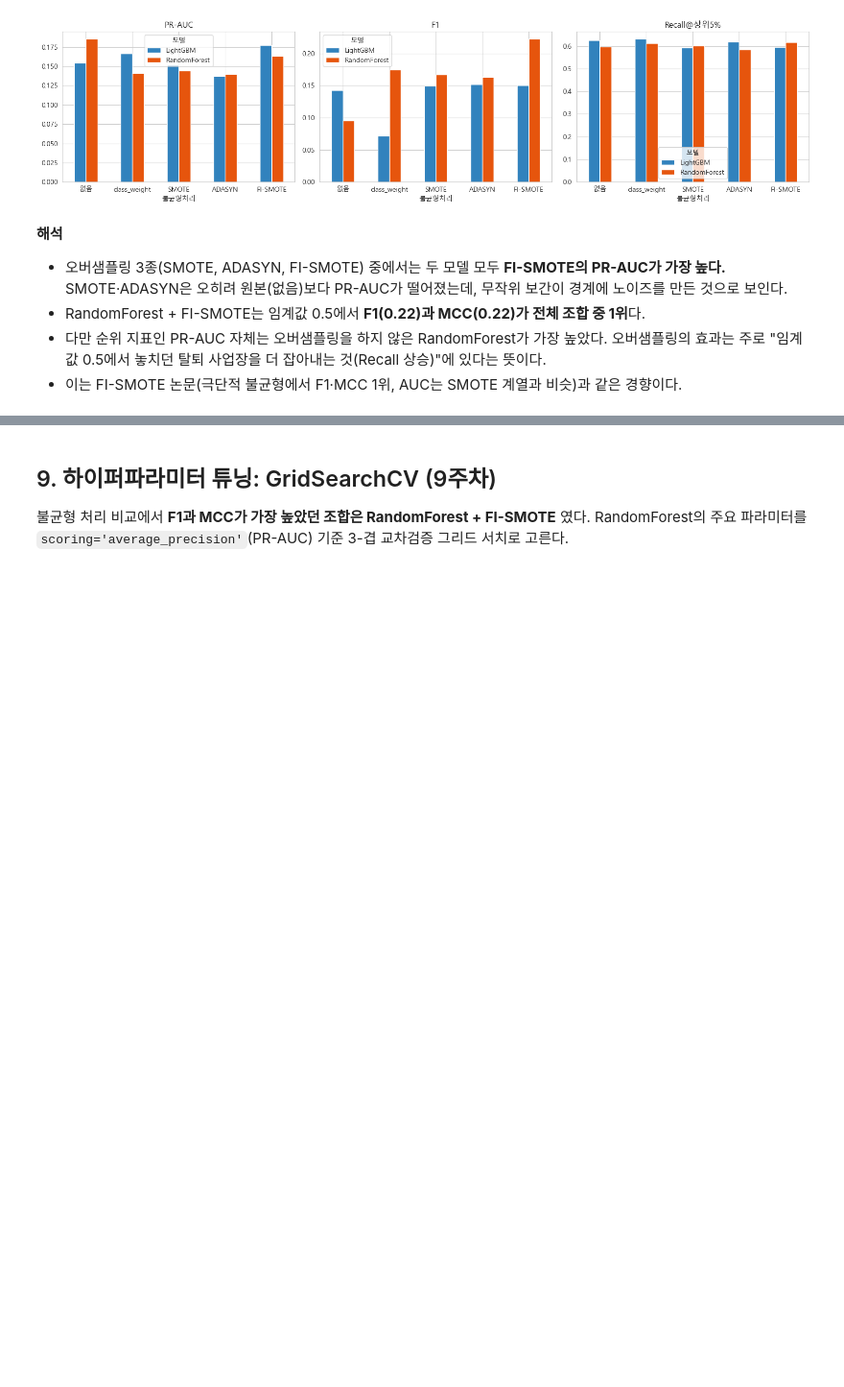
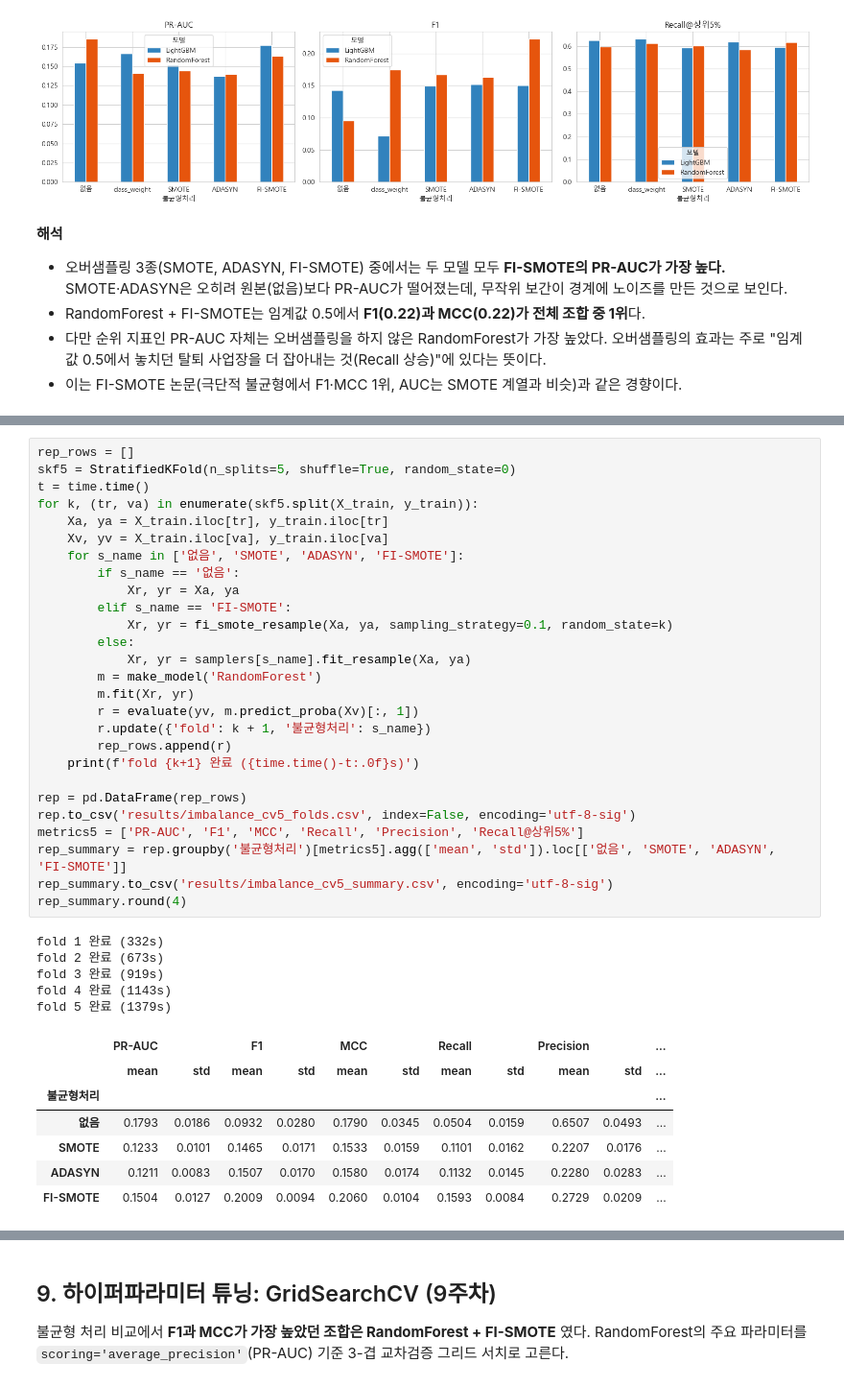
Before and after one commit to cholin3721/NPS-Workplace-Exit-Prediction, a Jupyter notebook: nps_exit_prediction.ipynb, the cells around one changed output, grey strips where cells are left out. Shown at 96% size. Saved outputs shown, nothing was run; the diff lists cells and outputs as text; blank space fills up the shorter version.

```diff
--- a/nps_exit_prediction.ipynb
+++ b/nps_exit_prediction.ipynb
@@ -578,0 +584,40 @@ plt.show()
+# %%
+rep_rows = []
+skf5 = StratifiedKFold(n_splits=5, shuffle=True, random_state=0)
+t = time.time()
+for k, (tr, va) in enumerate(skf5.split(X_train, y_train)):
+    Xa, ya = X_train.iloc[tr], y_train.iloc[tr]
+    Xv, yv = X_train.iloc[va], y_train.iloc[va]
+    for s_name in ['없음', 'SMOTE', 'ADASYN', 'FI-SMOTE']:
+        if s_name == '없음':
+            Xr, yr = Xa, ya
+        elif s_name == 'FI-SMOTE':
+            Xr, yr = fi_smote_resample(Xa, ya, sampling_strategy=0.1, random_state=k)
+        else:
+            Xr, yr = samplers[s_name].fit_resample(Xa, ya)
+        m = make_model('RandomForest')
+        m.fit(Xr, yr)
+        r = evaluate(yv, m.predict_proba(Xv)[:, 1])
+        r.update({'fold': k + 1, '불균형처리': s_name})
+        rep_rows.append(r)
+    print(f'fold {k+1} 완료 ({time.time()-t:.0f}s)')
+
+rep = pd.DataFrame(rep_rows)
+rep.to_csv('results/imbalance_cv5_folds.csv', index=False, encoding='utf-8-sig')
+metrics5 = ['PR-AUC', 'F1', 'MCC', 'Recall', 'Precision', 'Recall@상위5%']
+rep_summary = rep.groupby('불균형처리')[metrics5].agg(['mean', 'std']).loc[['없음', 'SMOTE', 'ADASYN', 'FI-SMOTE']]
+rep_summary.to_csv('results/imbalance_cv5_summary.csv', encoding='utf-8-sig')
+rep_summary.round(4)
+# %% [output]
+fold 1 완료 (332s)
+fold 2 완료 (673s)
+fold 3 완료 (919s)
+fold 4 완료 (1143s)
+fold 5 완료 (1379s)
+|  | PR-AUC |  | F1 |  | MCC |  | Recall |  | Precision |  | ... |
+|  | mean | std | mean | std | mean | std | mean | std | mean | std | ... |
+| 불균형처리 |  |  |  |  |  |  |  |  |  |  | ... |
+| 없음 | 0.1793 | 0.0186 | 0.0932 | 0.0280 | 0.1790 | 0.0345 | 0.0504 | 0.0159 | 0.6507 | 0.0493 | ... |
+| SMOTE | 0.1233 | 0.0101 | 0.1465 | 0.0171 | 0.1533 | 0.0159 | 0.1101 | 0.0162 | 0.2207 | 0.0176 | ... |
+| ADASYN | 0.1211 | 0.0083 | 0.1507 | 0.0170 | 0.1580 | 0.0174 | 0.1132 | 0.0145 | 0.2280 | 0.0283 | ... |
+| FI-SMOTE | 0.1504 | 0.0127 | 0.2009 | 0.0094 | 0.2060 | 0.0104 | 0.1593 | 0.0084 | 0.2729 | 0.0209 | ... |
```
Also changed, not shown: parts of 18 cells of this notebook, 23 other files.
